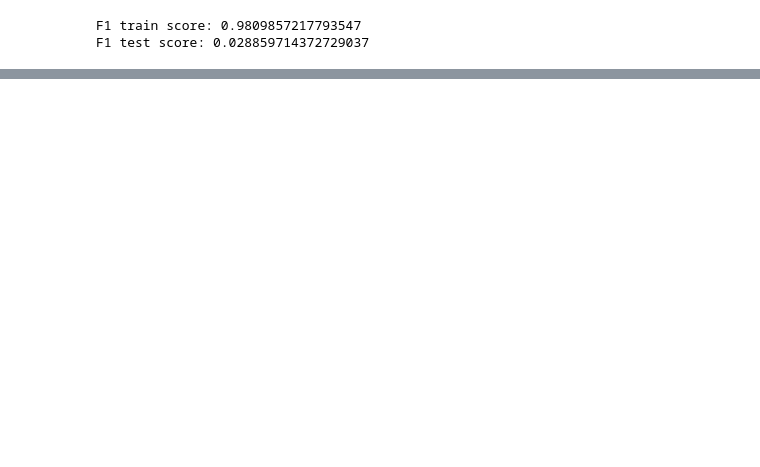
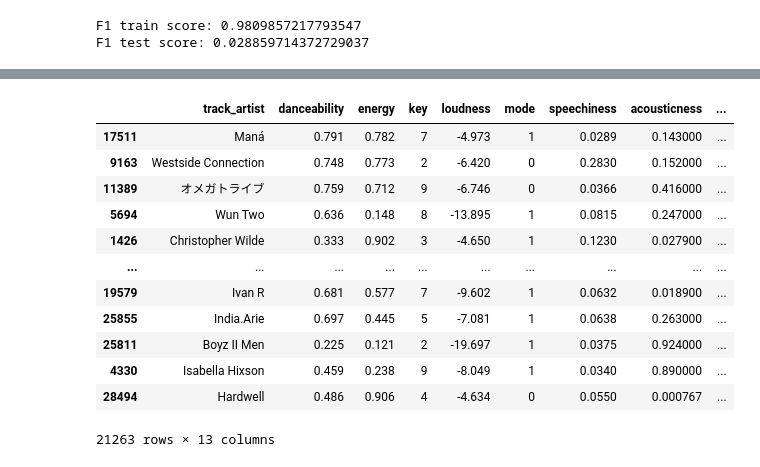
Before and after one commit to gstirk27/stat486-final_project, a Jupyter notebook: supervised.ipynb, the cells around one changed output, grey strips where cells are left out. Cells and saved outputs as stored; diff of their text form; code cells hidden in the pictures; blank space fills up the shorter version.

```diff
--- a/supervised.ipynb
+++ b/supervised.ipynb
@@ -96,7 +106,7 @@ MSE Test: 472.86900157171357
 # %%
 knn = Pipeline(steps=[
     ('preprocessor', preprocessor),
-    ('knn',KNeighborsRegressor())
+    ('knn',KNeighborsRegressor(n_neighbors=5))
 ])
 
 knn.fit(Xtrain,ytrain)
@@ -105,3 +131,12 @@ y_pred_test_knn = knn.predict(Xtest)
+# %%
+knn = Pipeline(steps=[
+    ('preprocessor', preprocessor),
+    ('knn',KNeighborsRegressor(n_neighbors=30))
+])
+
+knn.fit(Xtrain,ytrain)
+y_pred_train_knn = knn.predict(Xtrain)
+y_pred_test_knn = knn.predict(Xtest)
 # %%
 mse_train = mean_squared_error(ytrain,y_pred_train_knn)
 mse_test = mean_squared_error(ytest,y_pred_test_knn)
@@ -126,0 +235,16 @@ df
+# %%
+Xtrain
+# %% [output]
+|  | track_artist | danceability | energy | key | loudness | mode | speechiness | acousticness | ... |
+| 17511 | Maná | 0.791 | 0.782 | 7 | -4.973 | 1 | 0.0289 | 0.143000 | ... |
+| 9163 | Westside Connection | 0.748 | 0.773 | 2 | -6.420 | 0 | 0.2830 | 0.152000 | ... |
+| 11389 | オメガトライブ | 0.759 | 0.712 | 9 | -6.746 | 0 | 0.0366 | 0.416000 | ... |
+| 5694 | Wun Two | 0.636 | 0.148 | 8 | -13.895 | 1 | 0.0815 | 0.247000 | ... |
+| 1426 | Christopher Wilde | 0.333 | 0.902 | 3 | -4.650 | 1 | 0.1230 | 0.027900 | ... |
+| ... | ... | ... | ... | ... | ... | ... | ... | ... | ... |
+| 19579 | Ivan R | 0.681 | 0.577 | 7 | -9.602 | 1 | 0.0632 | 0.018900 | ... |
+| 25855 | India.Arie | 0.697 | 0.445 | 5 | -7.081 | 1 | 0.0638 | 0.263000 | ... |
+| 25811 | Boyz II Men | 0.225 | 0.121 | 2 | -19.697 | 1 | 0.0375 | 0.924000 | ... |
+| 4330 | Isabella Hixson | 0.459 | 0.238 | 9 | -8.049 | 1 | 0.0340 | 0.890000 | ... |
+| 28494 | Hardwell | 0.486 | 0.906 | 4 | -4.634 | 0 | 0.0550 | 0.000767 | ... |
+21263 rows × 13 columns
```
Also changed, not shown: parts of 9 cells of this notebook.
